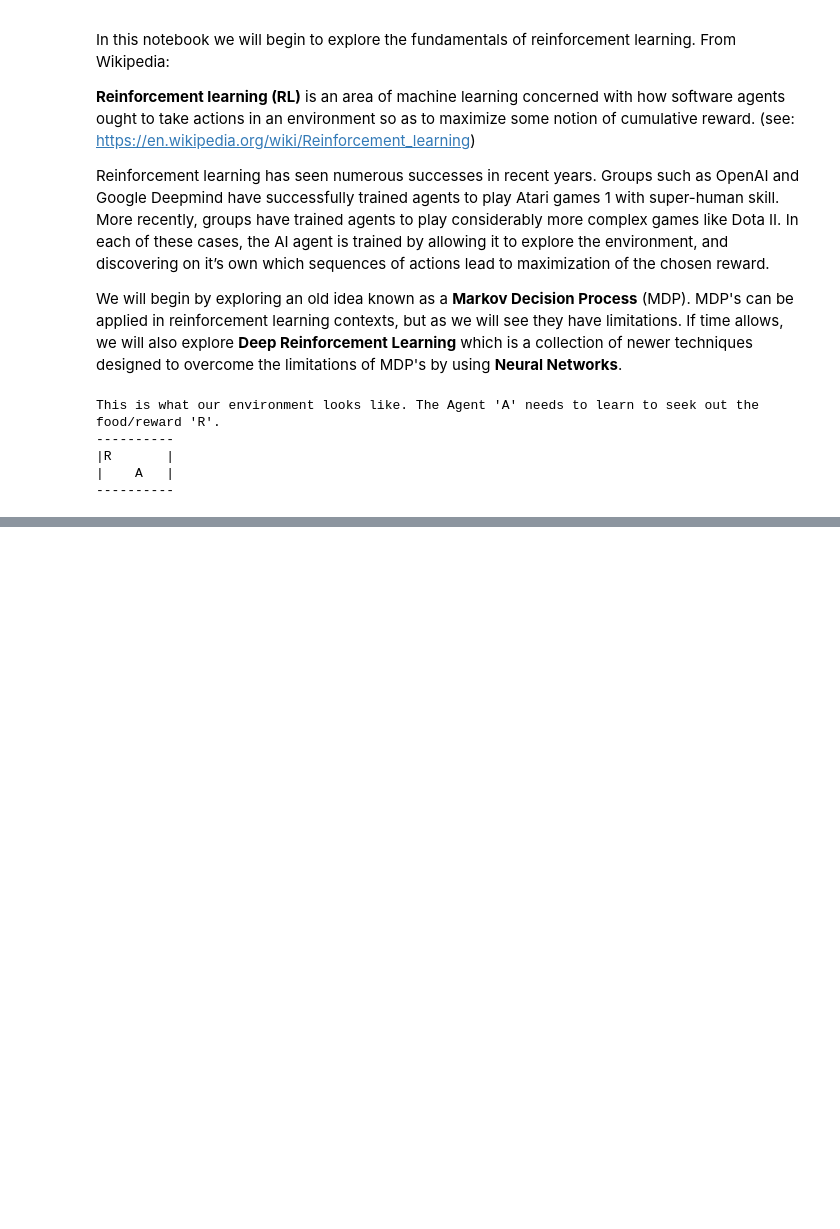
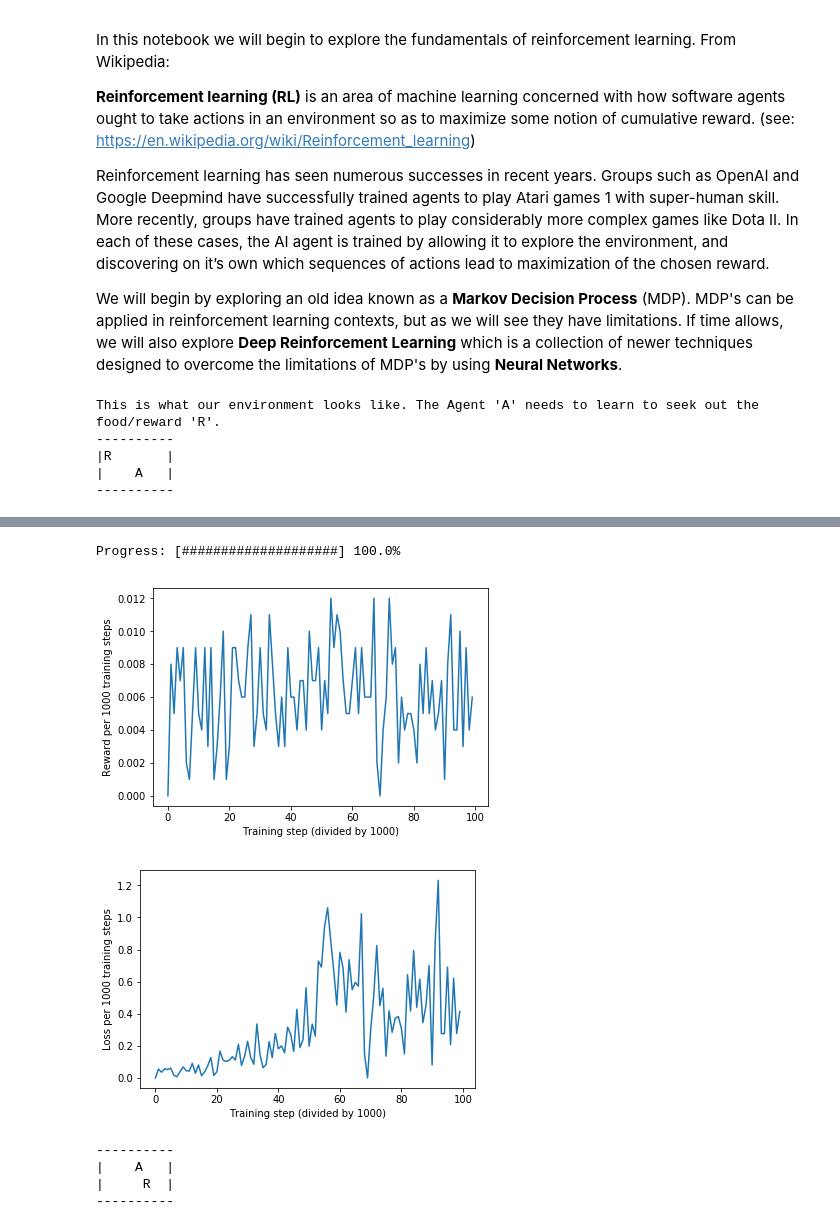
Before and after one commit to JayWalker512/Babys-First-Reinforcement-Learning, a Jupyter notebook: Baby's First Reinforcement Learning.ipynb, the cells around one changed output, grey strips where cells are left out. Drawn from its saved outputs; the diff is of its cells as text; code cells hidden in the pictures; blank space fills up the shorter version.

```diff
--- a/Baby's First Reinforcement Learning.ipynb
+++ b/Baby's First Reinforcement Learning.ipynb
@@ -144,0 +244,80 @@ for i in range(0,50):
+# %%
+#So let's train the neural network using essentially the same algorithm as before
+training_steps = 100000
+initial_epsilon = 1
+epsilon = initial_epsilon
+anneal_epsilon = False #do we decrease epsilon over time?
+max_history_length = 10 #how many past actions do we want to encourage?
+history = deque([])
+progress = progress_bar.ProgressBar(total_elements=training_steps)
+reward_trends = []
+loss_trends = []
+trend_interval = 1000
+cumulative_reward_trend = 0
+cumulative_loss_trend = 0
+
+#nn specific setup
+criteria = nn.BCELoss()
+optimizer = optim.SGD(neural_mdp.parameters(), lr = 0.01, momentum = 0)
+
+#This is the main training loop.
+for i in range(0, training_steps):
+    state, action_predicted, action_taken, reward = train_step_nn(env, neural_mdp, epsilon)
+    history.append({"state": state, "action_predicted": action_predicted, "action_taken": action_taken})
+    while len(history) > max_history_length:
+        history.popleft()
+
+    loss_sum = 0
+    if reward > 0: #Only if we got a reward do we backpropogate and adjust any network weights
+        for h in history:
+            loss_immediate = criteria(h["action_predicted"], h["action_taken"])
+            loss_immediate.backward(retain_graph=True)
+            loss_sum += loss_immediate
+            optimizer.step() #we update weights per step to mimic the MDP training behavior
+
+        #loss.backward(retain_graph=True) #Need to retain graph, because we might backprop over these tensors again
+        #optimizer.step()
+        cumulative_loss_trend += loss_sum.item()
+        cumulative_reward_trend += reward
+
+    #We just "turn down" epsilon by a linear interpolation from initial_epsilon to 0.
+    if anneal_epsilon:
+        epsilon_lerp = initial_epsilon / training_steps
+        epsilon = epsilon - epsilon_lerp
+        if epsilon < 0:
+            epsilon = 0 #might happen due to floating point error stacking up?
+
+    if i % trend_interval == 0:
+        reward_trends.append(cumulative_reward_trend / trend_interval)
+        cumulative_reward_trend = 0
+        loss_trends.append(cumulative_loss_trend / trend_interval)
+        cumulative_loss_trend = 0
+        progress.update(i).draw()
+
+progress.update(training_steps).draw()
+
+plt.plot(range(len(reward_trends)), reward_trends)
+plt.ylabel("Reward per 1000 training steps")
+plt.xlabel("Training step (divided by 1000)")
+plt.show()
+
+plt.plot(range(len(loss_trends)), loss_trends)
+plt.ylabel("Loss per 1000 training steps")
+plt.xlabel("Training step (divided by 1000)")
+plt.show()
+# %% [output]
+Progress: [####################] 100.0%
+[figure, added]
+[figure, added]
+# %%
+#Observe our agent after training for a while. Does it appear to have learned anything?
+for i in range(0,50):
+    train_step_nn(env, neural_mdp, epsilon=0)
+    clear_output()
+    env.render()
+    time.sleep(0.5)
+# %% [output]
+----------
+|    A   |
+|     R  |
+----------
```
Also changed, not shown: parts of 11 cells of this notebook, 2 other files.
